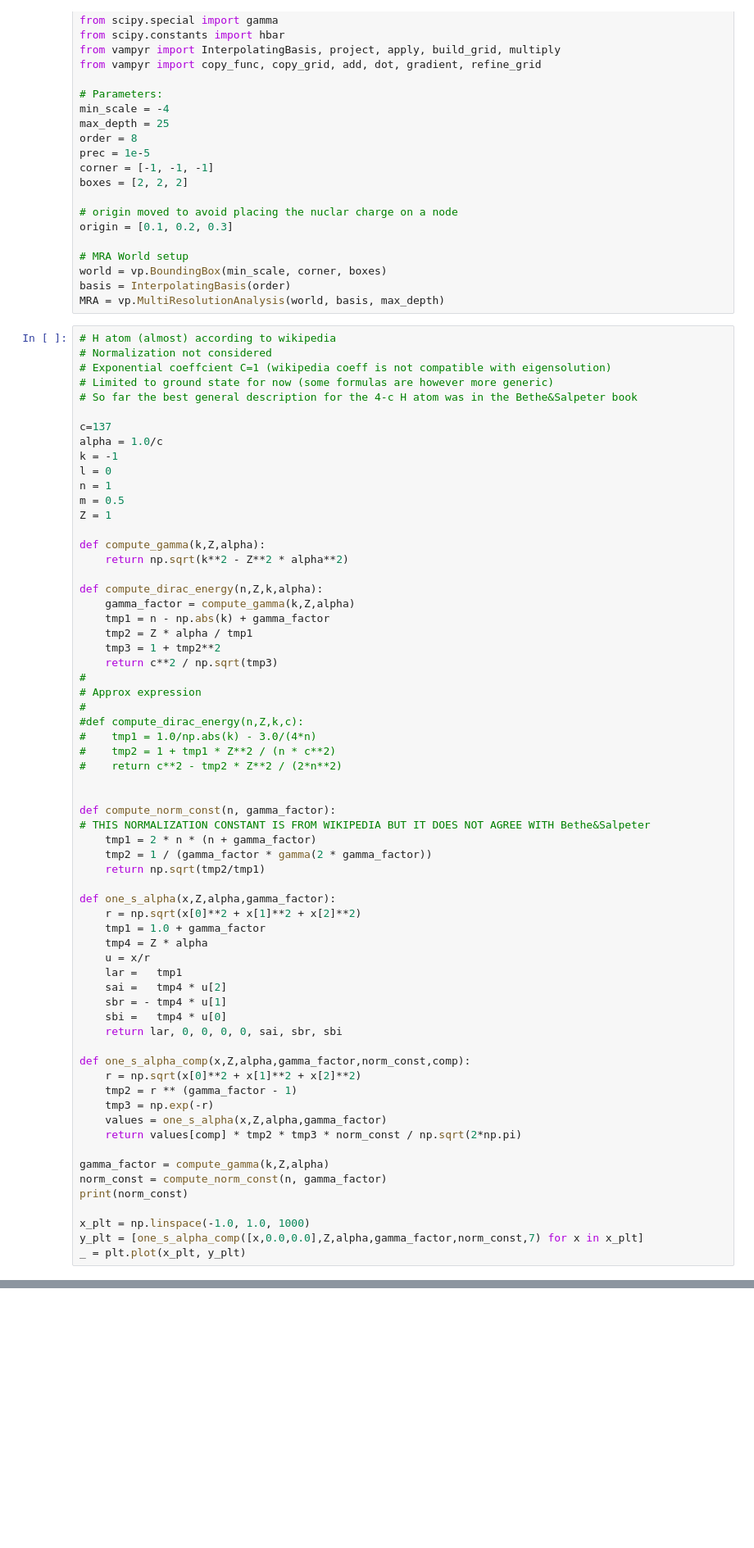
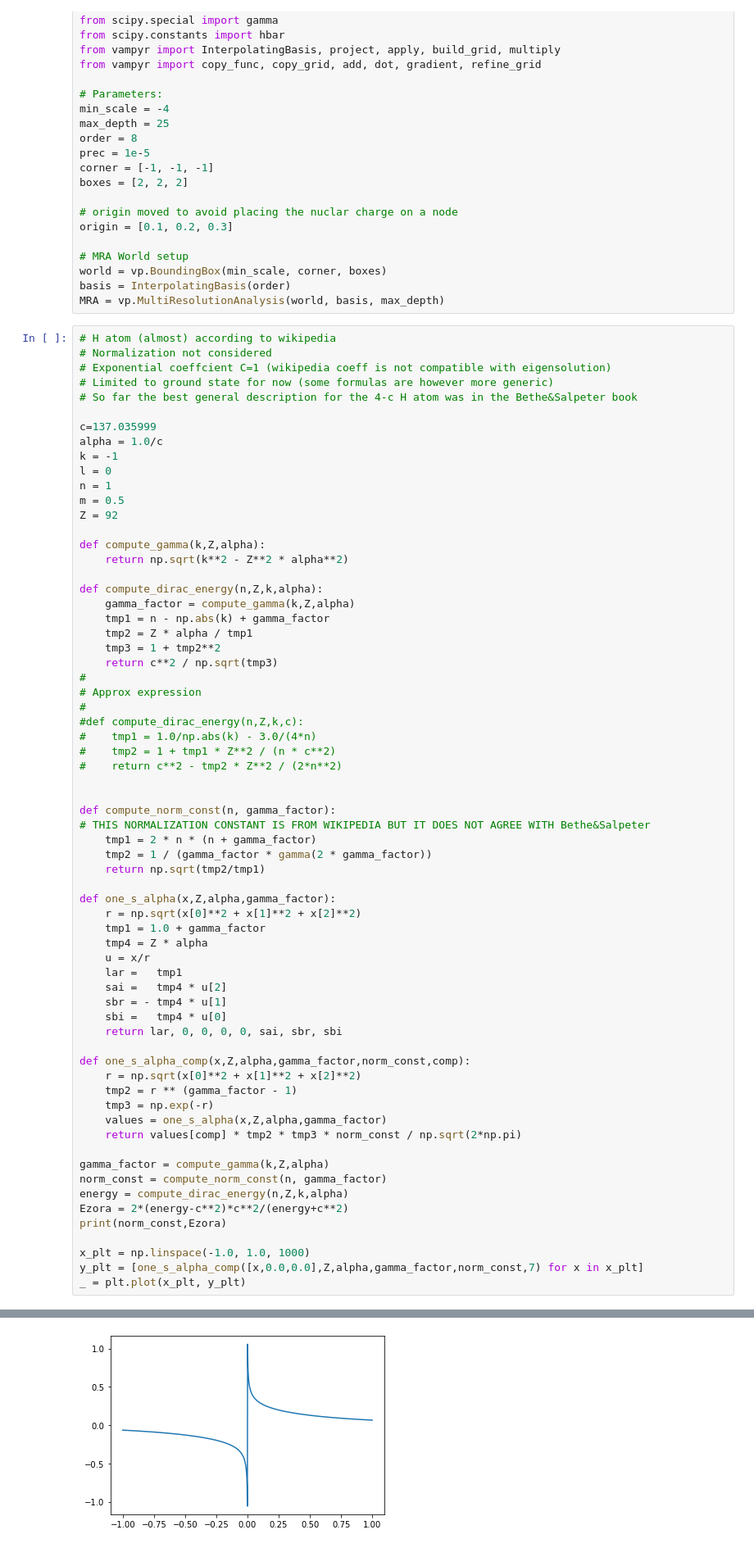
Before and after one commit to MRChemSoft/ReMRChem, a Jupyter notebook: H.ipynb, the cells around one changed output, grey strips where cells are left out. Shown: that part at 82% size. Cells and saved outputs as stored; diff of their text form; blank space fills up the shorter version.

```diff
--- a/H.ipynb
+++ b/H.ipynb
@@ -36,13 +36,13 @@ MRA = vp.MultiResolutionAnalysis(world, basis, max_depth)
 # Limited to ground state for now (some formulas are however more generic)
 # So far the best general description for the 4-c H atom was in the Bethe&Salpeter book
 
-c=137
+c=137.035999
 alpha = 1.0/c
 k = -1
 l = 0
 n = 1
 m = 0.5
-Z = 1
+Z = 92
 
 def compute_gamma(k,Z,alpha):
     return np.sqrt(k**2 - Z**2 * alpha**2)
@@ -88,8 +88,11 @@ def one_s_alpha_comp(x,Z,alpha,gamma_factor,norm_const,comp):
 
 gamma_factor = compute_gamma(k,Z,alpha)
 norm_const = compute_norm_const(n, gamma_factor)
-print(norm_const)
+energy = compute_dirac_energy(n,Z,k,alpha)
+Ezora = 2*(energy-c**2)*c**2/(energy+c**2)
+print(norm_const,Ezora)
 
 x_plt = np.linspace(-1.0, 1.0, 1000)
 y_plt = [one_s_alpha_comp([x,0.0,0.0],Z,alpha,gamma_factor,norm_const,7) for x in x_plt]
 _ = plt.plot(x_plt, y_plt)
+# %% [output]
@@ -96 +100,2 @@ _ = plt.plot(x_plt, y_plt)
+[figure, added]
 # %%
```
Also changed, not shown: parts of 4 cells of this notebook, 3 other files.
